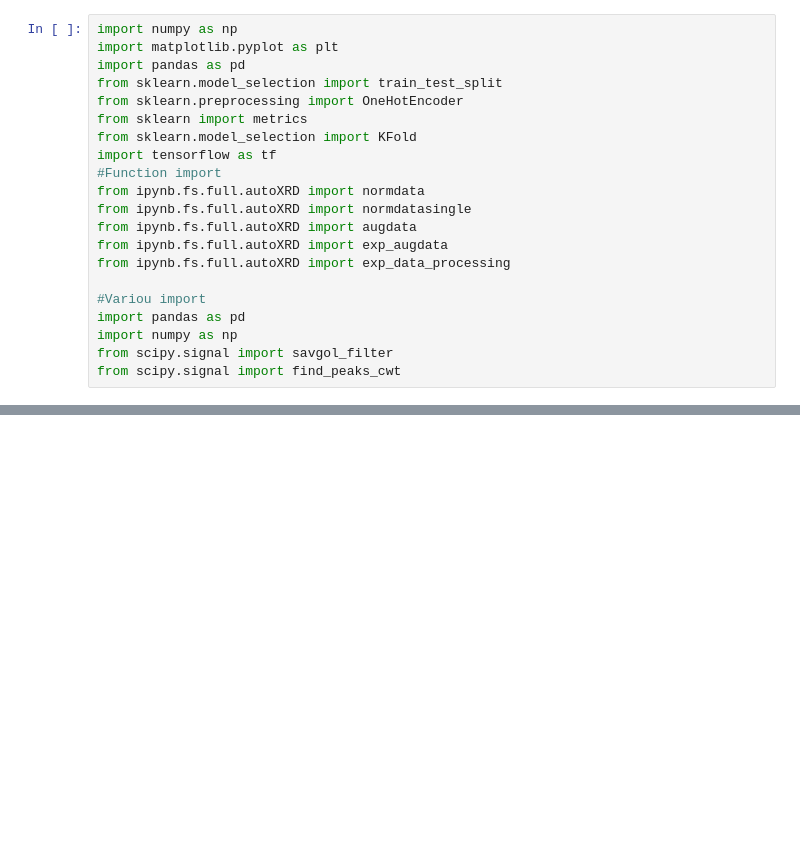
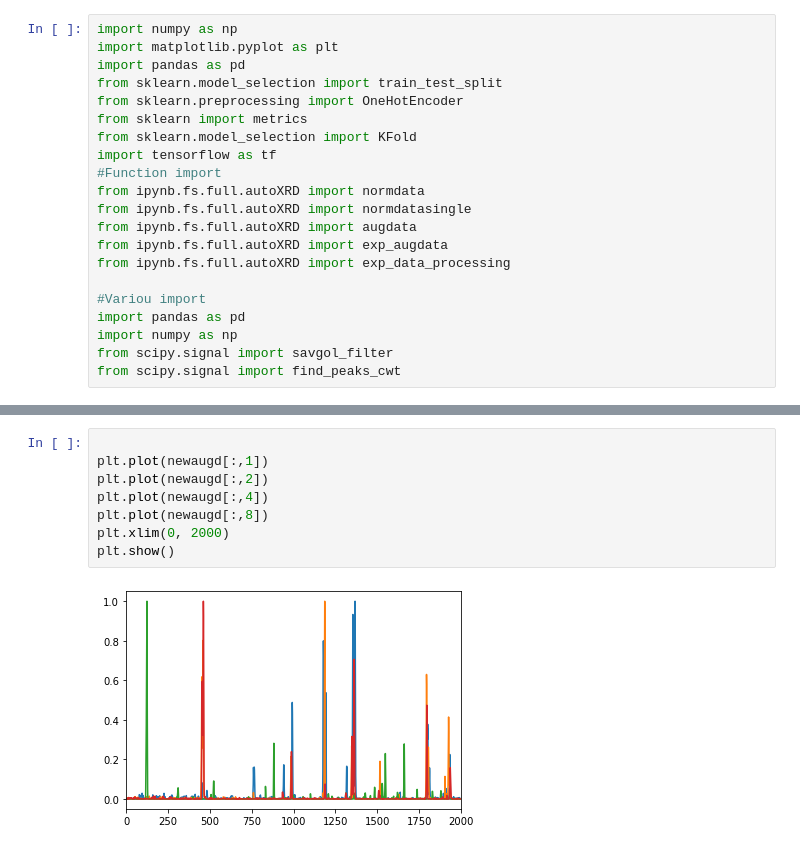
Before and after one commit to WachoRodrigues/DataTreatement, a Jupyter notebook: expdata_augm.ipynb, the cells around one changed output, grey strips where cells are left out. Drawn from its saved outputs; the diff is of its cells as text; blank space fills up the shorter version.

```diff
--- a/expdata_augm.ipynb
+++ b/expdata_augm.ipynb
@@ -70,0 +108,10 @@ NameError: name 'exp_max' is not defined
+# %%
+
+plt.plot(newaugd[:,1])
+plt.plot(newaugd[:,2])
+plt.plot(newaugd[:,4])
+plt.plot(newaugd[:,8])
+plt.xlim(0, 2000)
+plt.show()
+# %% [output]
+[figure, added]
```
Also changed, not shown: parts of 4 cells of this notebook, 3 other files.
